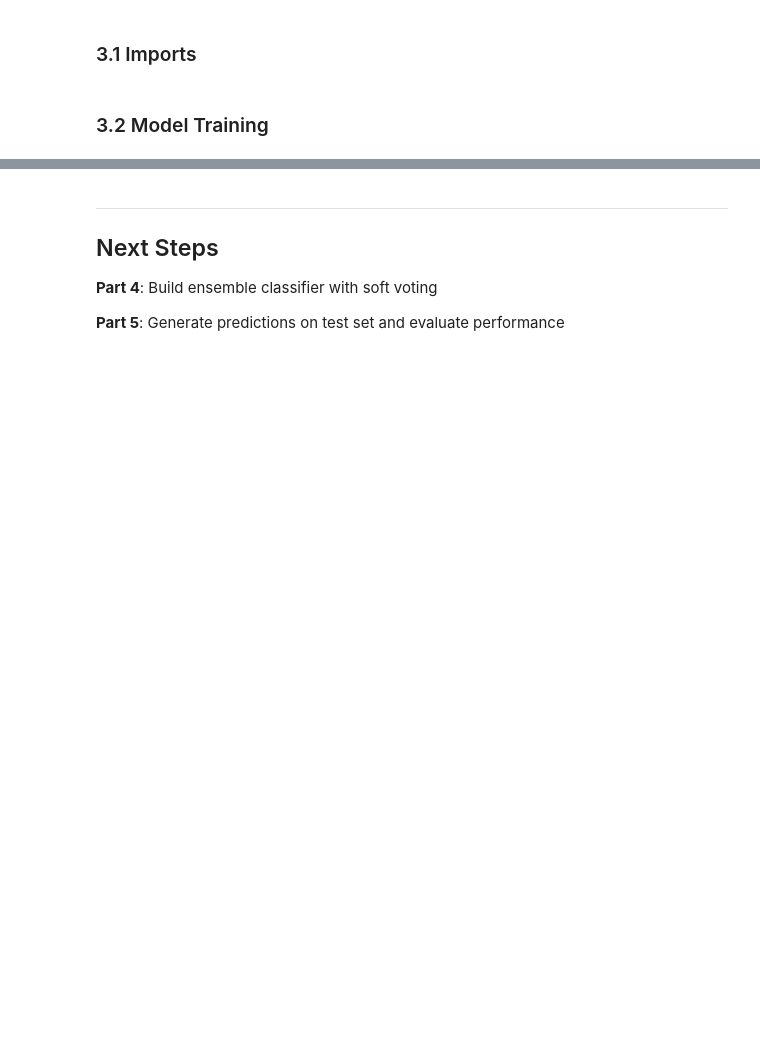
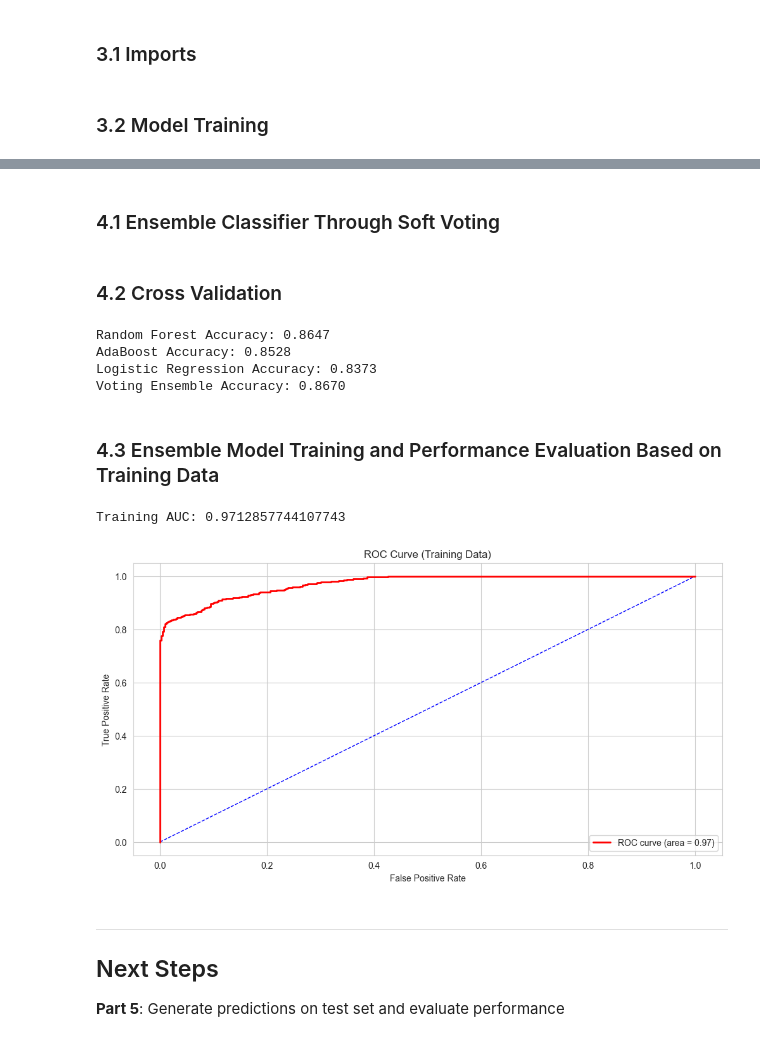
Before and after one commit to jou168/DataScience_Project, a Jupyter notebook: rainfall_prediction.ipynb, the cells around one changed output, grey strips where cells are left out. Drawn from its saved outputs; the diff is of its cells as text; code cells hidden in the pictures; blank space fills up the shorter version.

Commit message:
- Create voting ensemble classifier - Cross Validation - Soft Performance Evaluations with Roc curve based on training data (Unlabeled Testing Data)

```diff
--- a/rainfall_prediction.ipynb
+++ b/rainfall_prediction.ipynb
@@ -373,3 +582,66 @@ logreg.fit(X_train_scaled, y_train);
+# %% [markdown]
+### 4.1 Ensemble Classifier Through Soft Voting
+# %%
+from sklearn.ensemble import VotingClassifier
+
+# Create a Voting Classifier combining the three models
+voting_clf = VotingClassifier(
+    estimators=[
+        ('rf', rf),
+        ('ada', ada),
+        ('logreg', logreg)
+    ],
+    voting='soft'
+)
+# %% [markdown]
+### 4.2 Cross Validation
+# %%
+from sklearn.model_selection import cross_val_score
+
+models = {
+    "Random Forest": rf,
+    "AdaBoost": ada,
+    "Logistic Regression": logreg,
+    "Voting Ensemble": voting_clf
+}
+
+for name, model in models.items():
+    scores = cross_val_score(model, X_train_scaled, y_train, cv=5, scoring='accuracy')
+    print(f"{name} Accuracy: {scores.mean():.4f}")
+# %% [output]
+Random Forest Accuracy: 0.8647
+AdaBoost Accuracy: 0.8528
+Logistic Regression Accuracy: 0.8373
+Voting Ensemble Accuracy: 0.8670
+# %% [markdown]
+### 4.3 Ensemble Model Training and Performance Evaluation Based on Training Data
+# %%
+from sklearn.metrics import roc_curve, auc
+import matplotlib.pyplot as plt
+
+voting_clf.fit(X_train_scaled, y_train)
+
+# Predict training probabilities
+y_proba = voting_clf.predict_proba(X_train_scaled)[:, 1]
+
+# Compute ROC
+fpr, tpr, thresholds = roc_curve(y_train, y_proba)
+roc_auc = auc(fpr, tpr)
+
+print("Training AUC:", roc_auc)
+
+# Random Guess line:
+plt.plot([0, 1], [0, 1], color='blue', lw=1, linestyle='--')
+# Plot ROC curve
+plt.plot(fpr, tpr, color='red', lw=2, label='ROC curve (area = {:.2f})'.format(roc_auc))
+plt.legend(loc="lower right")
+plt.xlabel("False Positive Rate")
+plt.ylabel("True Positive Rate")
+plt.title("ROC Curve (Training Data)")
+plt.show()
+# %% [output]
+Training AUC: 0.9712857744107743
+[figure, added]
 # %% [markdown]
 ---
 
@@ -377,6 +649,5 @@ logreg.fit(X_train_scaled, y_train);
 
 
 
-**Part 4**: Build ensemble classifier with soft voting
 
 **Part 5**: Generate predictions on test set and evaluate performance
```
Also changed, not shown: parts of 19 cells of this notebook.
